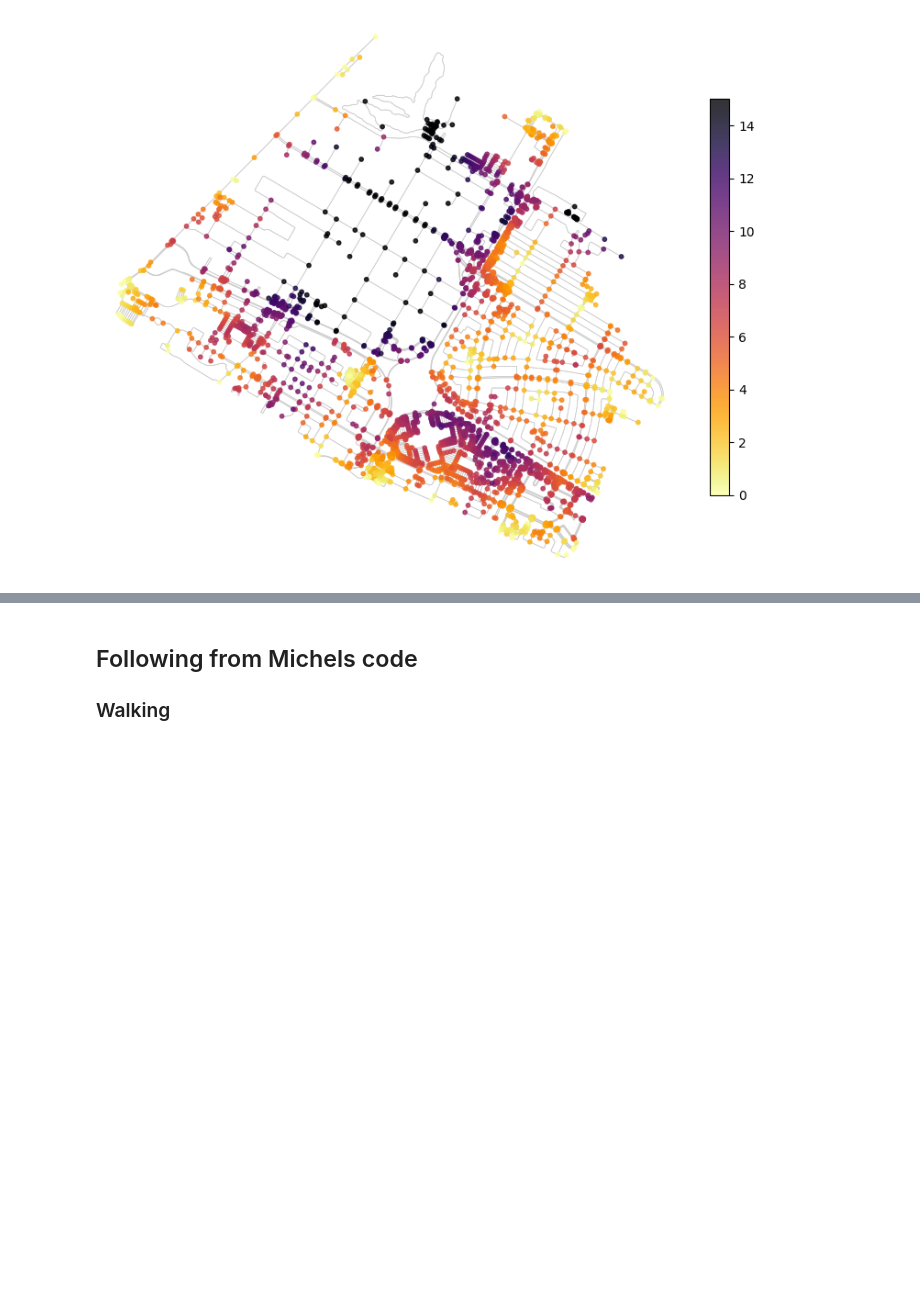
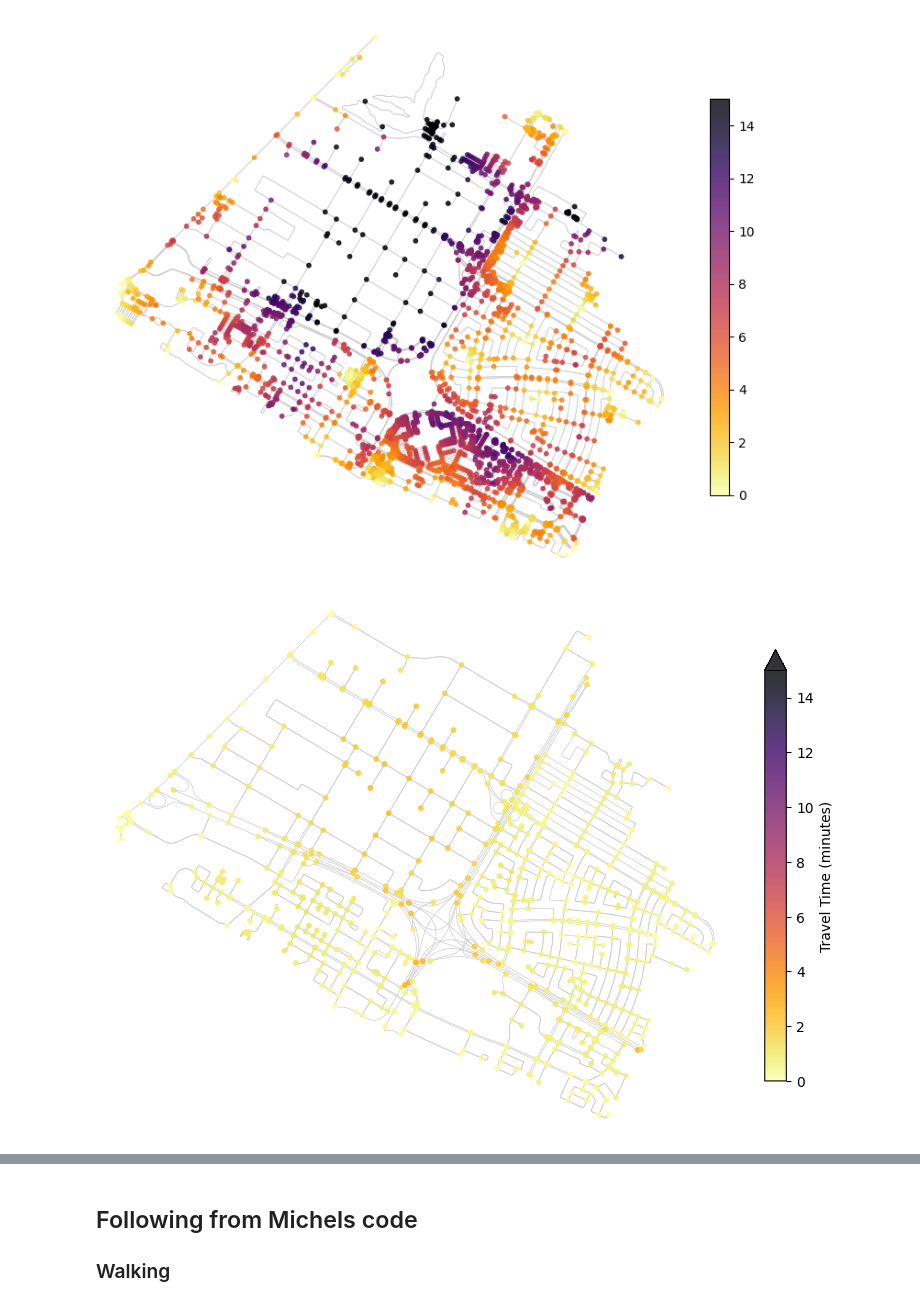
Before and after one commit to michelo200/GDS_project_deployment, a Jupyter notebook: initial_analysis/walking_distances_automated_emma.ipynb, the cells around one changed output, grey strips where cells are left out. Drawn from its saved outputs; the diff is of its cells as text; code cells hidden in the pictures; blank space fills up the shorter version.

```diff
--- a/initial_analysis/walking_distances_automated_emma.ipynb
+++ b/initial_analysis/walking_distances_automated_emma.ipynb
@@ -462,3 +603,50 @@ plt.colorbar(sc, ax=ax, shrink=0.7)
 plt.show()
 # %% [output]
 [figure]
+# %%
+# to test driving graphs
+
+df = pd.DataFrame(drive_distances) # Now df contains all the walking distances for each amenity in each neighborhood
+neighborhood = 'Anjou, Montreal, Canada'
+amenity = 'amenity'
+
+# Filter the DataFrame based on the specified neighborhood and amenity
+filtered_distances = df.loc[neighborhood, amenity]
+# %%
+# THE FOLLOWING WORKS - USE TO PLOT DRIVING DISTANCES
+
+# to test driving graphs
+
+
+G_drive_anjou = graphs['Anjou, Montreal, Canada'] # access one graph
+pandana_anjou = pandanas['Anjou, Montreal, Canada'] # access one pandana network
+distances_anjou_test = filtered_distances = df.loc['Anjou, Montreal, Canada', 'amenity']
+
+# this graph also has the right celestial projection (north on top)
+
+G = ox.graph_from_place('Anjou, Montreal, Canada', network_type='drive')
+
+# Project the graph to an appropriate CRS
+G_proj = ox.project_graph(G)
+
+# Assuming 'nodes_anjou' is a DataFrame containing node positions and 'distances_anjou' contains the data to plot
+nodes_proj = ox.graph_to_gdfs(G_proj, edges=False)
+
+
+# Set the actual data range
+data_max = distances_anjou_test['travel_time'].max()
+
+# Plot the graph with a light background
+fig, ax = ox.plot_graph(G_proj, figsize=(10, 8), bgcolor='white', edge_color='#CCCCCC', edge_linewidth=0.5, node_size=0, show=False, close=False)
+
+# Scatter plot on the same Axes instance
+sc = ax.scatter(x=nodes_proj['x'], y=nodes_proj['y'], c=distances_anjou_test['travel_time'], s=10, cmap='inferno_r', alpha=0.8, vmin=0, vmax=15)
+
+# Add colorbar with custom scale
+cbar = plt.colorbar(sc, ax=ax, shrink=0.7, extend='max')  # Extend colorbar to cover full range
+cbar.set_label('Travel Time (minutes)')  # Set colorbar label
+
+# Show the plot
+plt.show()
+# %% [output]
+[figure, added]
```
Also changed, not shown: parts of 13 cells of this notebook.
